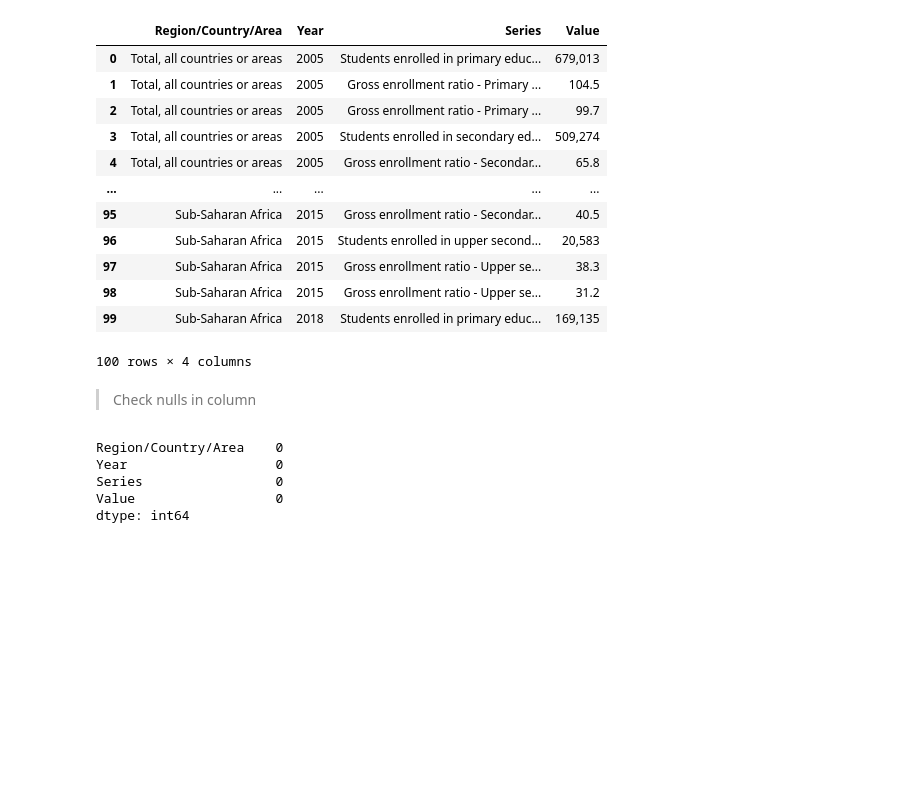
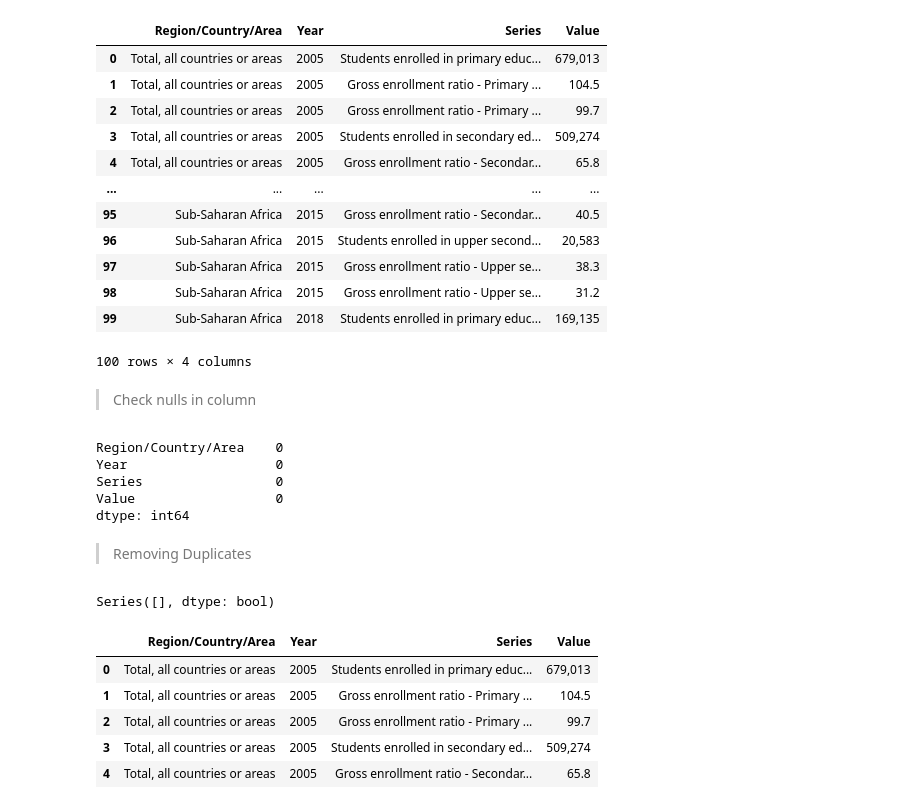
Before and after one commit to suzettecomia/3206-The-Rising-Squad, a Jupyter notebook: Quality_Education_Enhancement_Lead_to_Economic_Growth.ipynb, the cells around one changed output. Cells and saved outputs as stored; diff of their text form; code cells hidden in the pictures; blank space fills up the shorter version.

Commit message:
Removing Duplicates

```diff
--- a/Quality_Education_Enhancement_Lead_to_Economic_Growth.ipynb
+++ b/Quality_Education_Enhancement_Lead_to_Economic_Growth.ipynb
@@ -11,7 +11,7 @@ import matplotlib.pyplot as plt
 # %% [markdown]
 **Datasets of Education**
 # %%
-url1 = 'https://raw.githubusercontent.com/suzettecomia/ITBA3206-The-Rising-Squad/main/Datasets/Datasets_Education.csv'
+urldataset1 = 'https://raw.githubusercontent.com/suzettecomia/ITBA3206-The-Rising-Squad/main/Datasets/Datasets_Education.csv'
 # %%
-df1 = pd.read_csv(url1,encoding='latin-1')
+dataset1 = pd.read_csv(urldataset1,encoding='latin-1')
 # %%
@@ -57,8 +57,8 @@ df2.head(100)
 # %% [markdown]
 > Dropping unnecessary columns
 # %%
-df1.drop(['Footnotes', 'Source'], axis = 1, inplace=True)
-df1.head(100)
+dataset1.drop(['Footnotes', 'Source'], axis = 1, inplace=True)
+dataset1.head(100)
 # %% [output]
 |  | Region/Country/Area | Year | Series | Value |
 | 0 | Total, all countries or areas | 2005 | Students enrolled in primary educ... | 679,013 |
@@ -85,3 +85,21 @@ Year                   0
 Series                 0
 Value                  0
 dtype: int64
+# %% [markdown]
+
+
+> Removing Duplicates
+# %%
+dupes = dataset1.duplicated()
+print(dupes[dupes == True])
+
+dataset1.drop_duplicates(inplace=True)
+dataset1.head()
+# %% [output]
+Series([], dtype: bool)
+|  | Region/Country/Area | Year | Series | Value |
+| 0 | Total, all countries or areas | 2005 | Students enrolled in primary educ... | 679,013 |
+| 1 | Total, all countries or areas | 2005 | Gross enrollment ratio - Primary ... | 104.5 |
+| 2 | Total, all countries or areas | 2005 | Gross enrollment ratio - Primary ... | 99.7 |
+| 3 | Total, all countries or areas | 2005 | Students enrolled in secondary ed... | 509,274 |
+| 4 | Total, all countries or areas | 2005 | Gross enrollment ratio - Secondar... | 65.8 |
```
Also changed, not shown: parts of 5 cells of this notebook.
